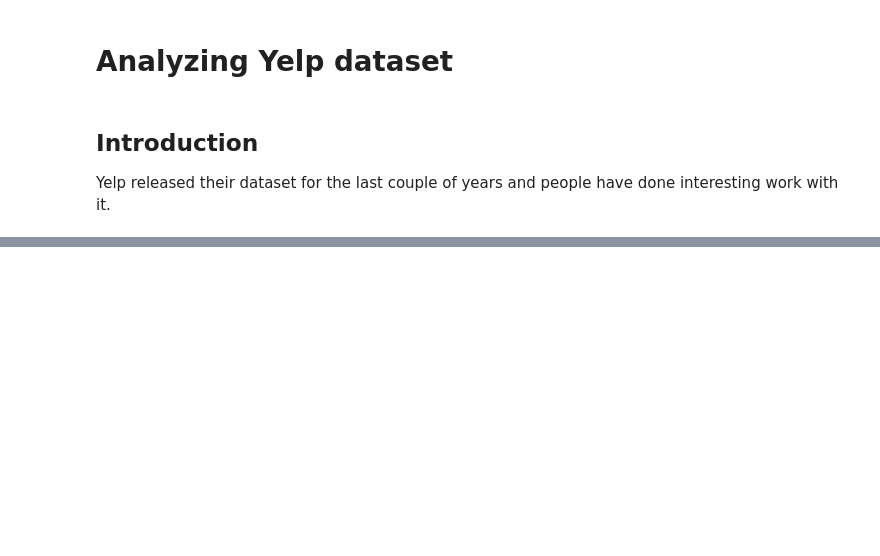
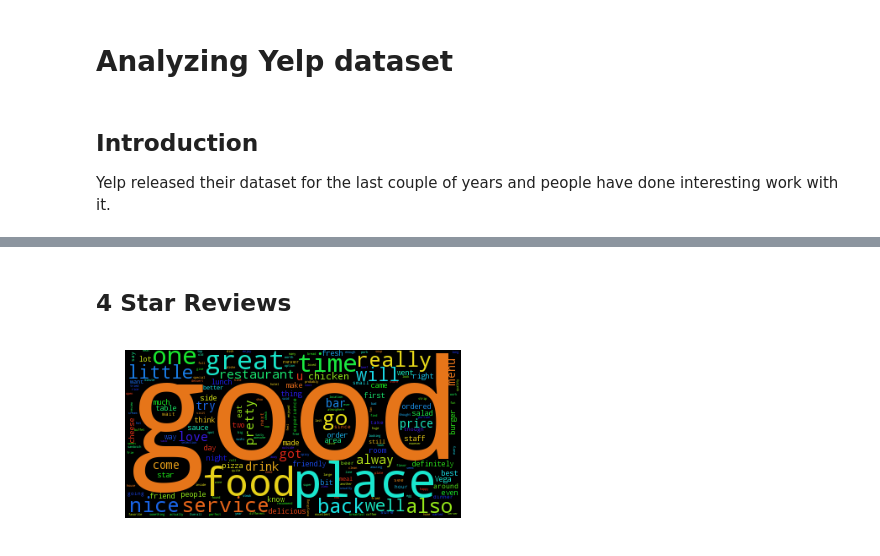
Before and after one commit to ssarangi/yelp, a Jupyter notebook: Yelp.ipynb, the cells around one changed output, grey strips where cells are left out. Saved outputs shown, nothing was run; the diff lists cells and outputs as text; code cells hidden in the pictures; blank space fills up the shorter version.

```diff
--- a/Yelp.ipynb
+++ b/Yelp.ipynb
@@ -60,0 +105,8 @@ show(bar)
+# %% [markdown]
+## 4 Star Reviews
+# %%
+four_star_review_txt_df = mongo_helper.reviews.query().filter(stars = 4).projection(text=1, _id=0).execute().dataframe()
+four_star_txt = create_txt(four_star_review_txt_df)
+create_word_cloud(four_star_txt)
+# %% [output]
+[figure, added]
```
Also changed, not shown: parts of 20 cells of this notebook, 2 other files.
